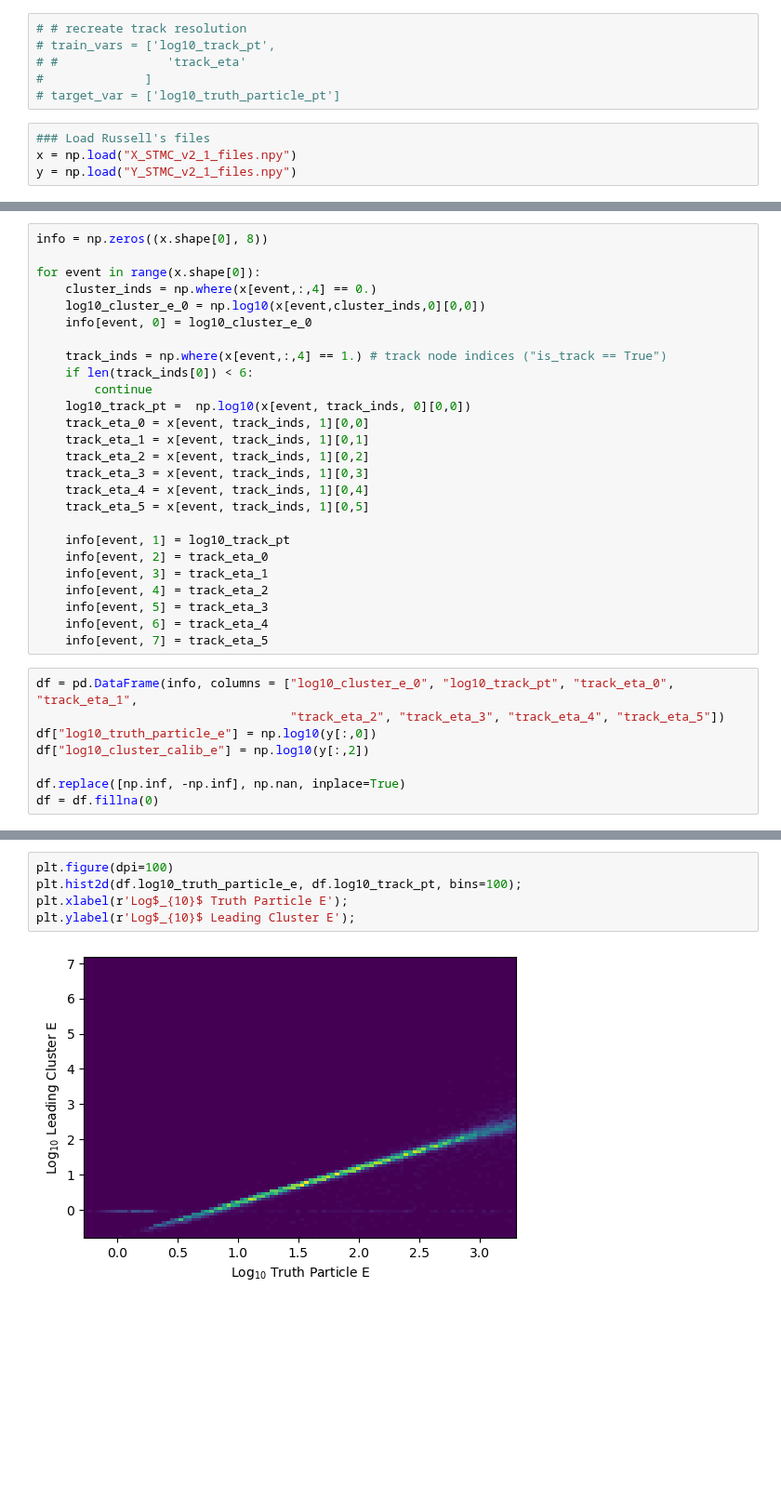
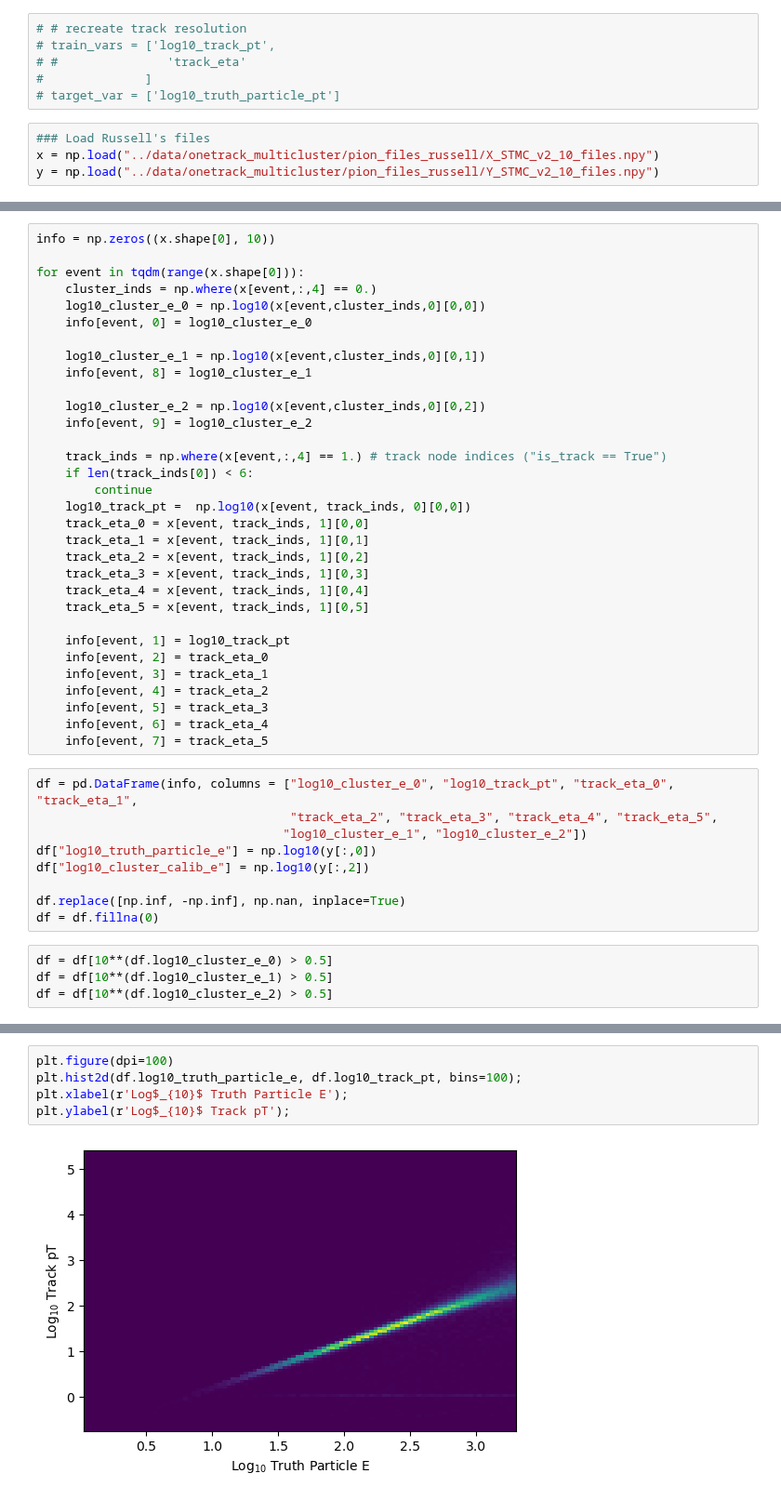
Before and after one commit to atlas-calo-ml/gn4pions_eastbay, a Jupyter notebook: simple_regression_model.ipynb, the cells around one changed output, grey strips where cells are left out. Shown at 93% size. Cells and saved outputs as stored; diff of their text form; blank space fills up the shorter version.

```diff
--- a/simple_regression_model.ipynb
+++ b/simple_regression_model.ipynb
@@ -39,5 +40,5 @@ from gn4pions.modules.nn_functions import *
 # target_var = ['log10_truth_particle_pt']
 # %%
 ### Load Russell's files
-x = np.load("X_STMC_v2_1_files.npy")
-y = np.load("Y_STMC_v2_1_files.npy")
+x = np.load("../data/onetrack_multicluster/pion_files_russell/X_STMC_v2_10_files.npy")
+y = np.load("../data/onetrack_multicluster/pion_files_russell/Y_STMC_v2_10_files.npy")
@@ -44,10 +49,16 @@ y = np.load("Y_STMC_v2_1_files.npy")
 # %%
-info = np.zeros((x.shape[0], 8))
+info = np.zeros((x.shape[0], 10))
 
-for event in range(x.shape[0]):
+for event in tqdm(range(x.shape[0])):
     cluster_inds = np.where(x[event,:,4] == 0.)
     log10_cluster_e_0 = np.log10(x[event,cluster_inds,0][0,0])
     info[event, 0] = log10_cluster_e_0
+
+    log10_cluster_e_1 = np.log10(x[event,cluster_inds,0][0,1])
+    info[event, 8] = log10_cluster_e_1
+
+    log10_cluster_e_2 = np.log10(x[event,cluster_inds,0][0,2])
+    info[event, 9] = log10_cluster_e_2
 
     track_inds = np.where(x[event,:,4] == 1.) # track node indices ("is_track == True")
     if len(track_inds[0]) < 6:
@@ -69,9 +80,14 @@ for event in range(x.shape[0]):
     info[event, 7] = track_eta_5
 # %%
 df = pd.DataFrame(info, columns = ["log10_cluster_e_0", "log10_track_pt", "track_eta_0", "track_eta_1",
-                                   "track_eta_2", "track_eta_3", "track_eta_4", "track_eta_5"])
+                                   "track_eta_2", "track_eta_3", "track_eta_4", "track_eta_5",
+                                  "log10_cluster_e_1", "log10_cluster_e_2"])
 df["log10_truth_particle_e"] = np.log10(y[:,0])
 df["log10_cluster_calib_e"] = np.log10(y[:,2])
 
 df.replace([np.inf, -np.inf], np.nan, inplace=True)
 df = df.fillna(0)
+# %%
+df = df[10**(df.log10_cluster_e_0) > 0.5]
+df = df[10**(df.log10_cluster_e_1) > 0.5]
+df = df[10**(df.log10_cluster_e_2) > 0.5]
@@ -85,7 +146,7 @@ plt.ylabel(r'Log$_{10}$ Leading Cluster E');
 # %%
 plt.figure(dpi=100)
 plt.hist2d(df.log10_truth_particle_e, df.log10_track_pt, bins=100);
 plt.xlabel(r'Log$_{10}$ Truth Particle E');
-plt.ylabel(r'Log$_{10}$ Leading Cluster E');
+plt.ylabel(r'Log$_{10}$ Track pT');
 # %% [output]
-[figure, old version]
+[figure, new version]
```
Also changed, not shown: parts of 32 cells of this notebook, 2 other files.
